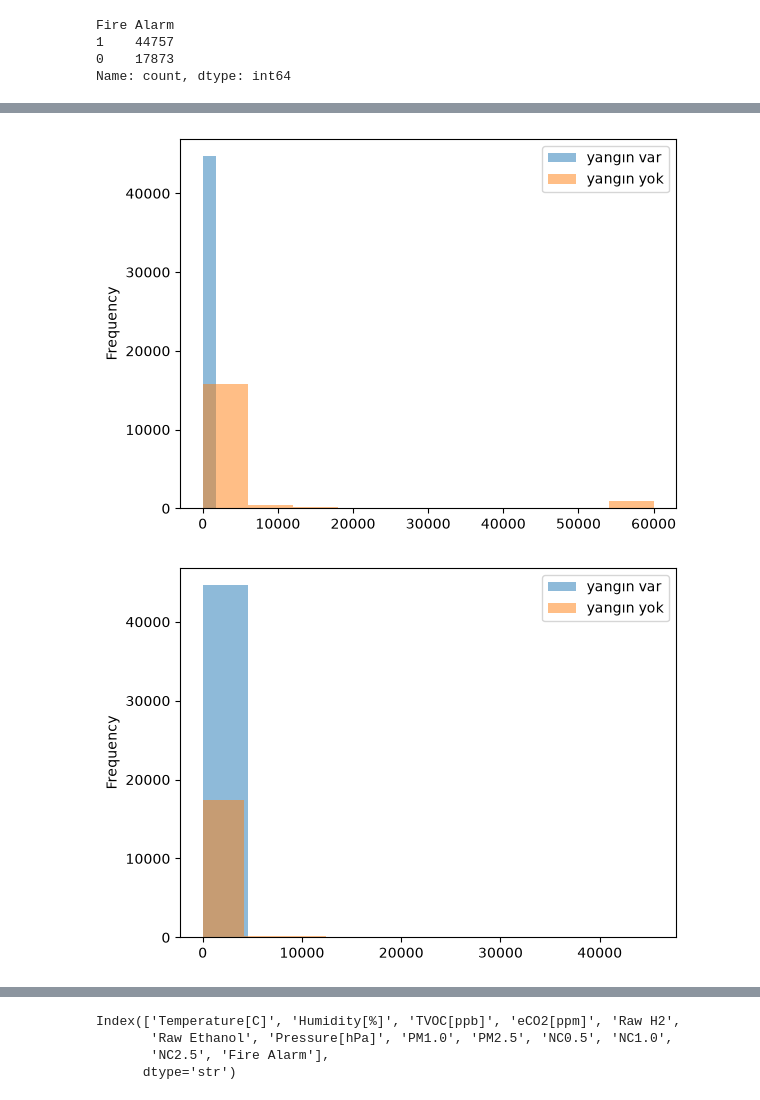
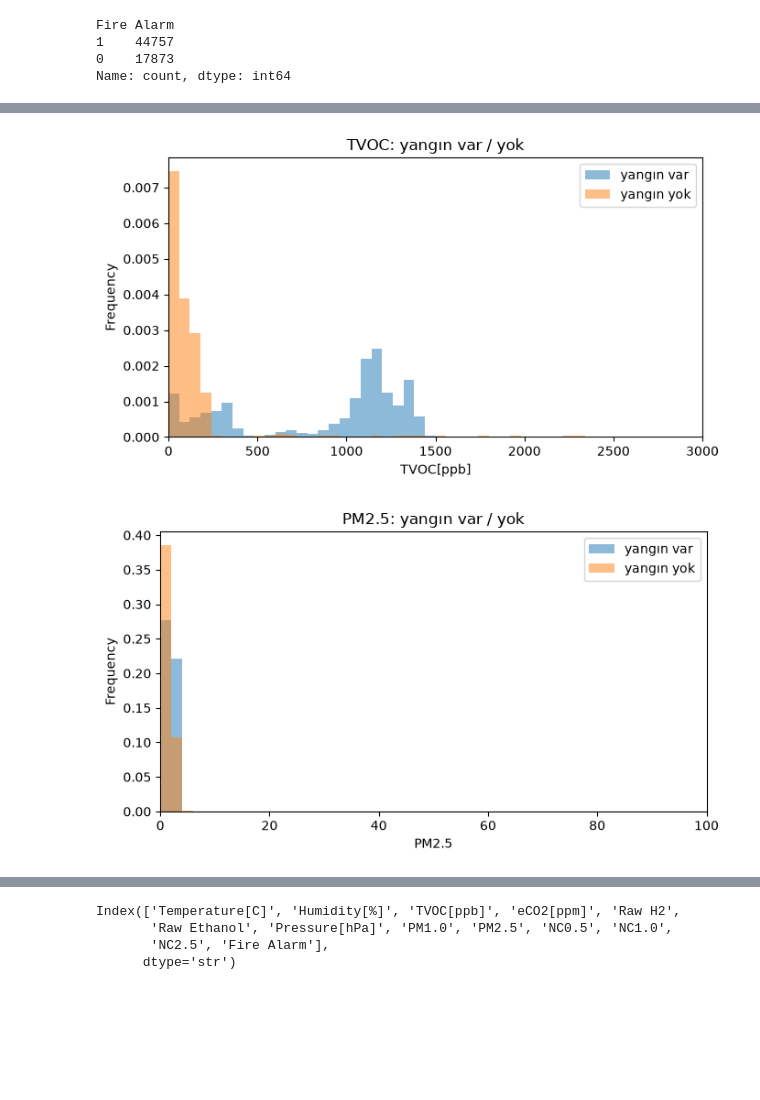
Before and after one commit to karyacankaya/yangin-tespit-asistani, a Jupyter notebook: notebooks/01_sensor_eda.ipynb, the cells around one changed output, grey strips where cells are left out. Saved outputs shown, nothing was run; the diff lists cells and outputs as text; code cells hidden in the pictures; blank space fills up the shorter version.

```diff
--- a/notebooks/01_sensor_eda.ipynb
+++ b/notebooks/01_sensor_eda.ipynb
@@ -57,16 +65,26 @@ plt.savefig("sicaklik_karsilastirma.png")
 # %%
-df[df["Fire Alarm"]==1]["TVOC[ppb]"].plot(kind="hist", alpha=0.5)
-df[df["Fire Alarm"]==0]["TVOC[ppb]"].plot(kind="hist", alpha=0.5)
+plt.figure(figsize=(7, 4))
+df[df["Fire Alarm"]==1]["TVOC[ppb]"].plot(kind="hist", bins=50, range=(0, 3000), alpha=0.5, density=True)
+df[df["Fire Alarm"]==0]["TVOC[ppb]"].plot(kind="hist", bins=50, range=(0, 3000), alpha=0.5, density=True)
+plt.xlim(0, 3000)
 plt.legend(["yangın var","yangın yok"])
+plt.title("TVOC: yangın var / yok")
+plt.xlabel("TVOC[ppb]")
+plt.tight_layout()
 plt.savefig("tvoc_karsilastirma.png")
 # %% [output]
-[figure, old version]
+[figure, new version]
 # %%
-df[df["Fire Alarm"]==1]["PM2.5"].plot(kind="hist", alpha=0.5)
-df[df["Fire Alarm"]==0]["PM2.5"].plot(kind="hist", alpha=0.5)
+plt.figure(figsize=(7, 4))
+df[df["Fire Alarm"]==1]["PM2.5"].plot(kind="hist", bins=50, range=(0, 100), alpha=0.5, density=True)
+df[df["Fire Alarm"]==0]["PM2.5"].plot(kind="hist", bins=50, range=(0, 100), alpha=0.5, density=True)
+plt.xlim(0, 100)
 plt.legend(["yangın var","yangın yok"])
+plt.title("PM2.5: yangın var / yok")
+plt.xlabel("PM2.5")
+plt.tight_layout()
 plt.savefig("pm_karsilastirma.png")
 # %% [output]
-[figure, old version]
+[figure, new version]
 # %%
 import seaborn as sns
```
Also changed, not shown: parts of 3 cells of this notebook, 5 other files.
